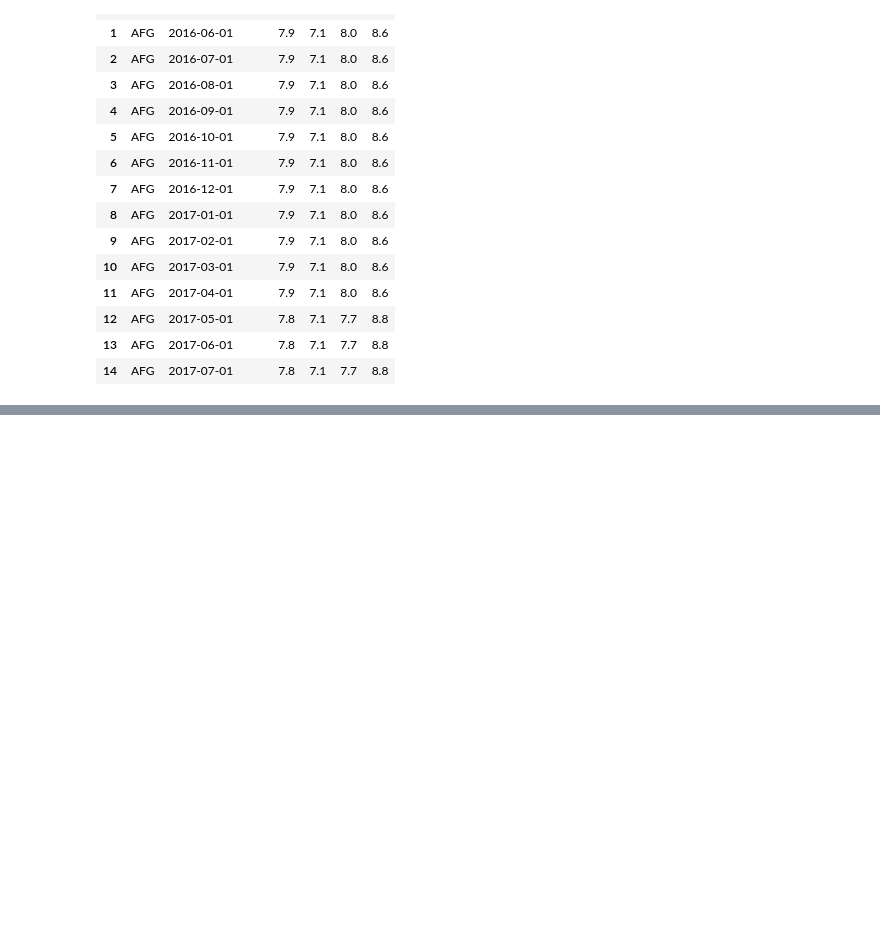
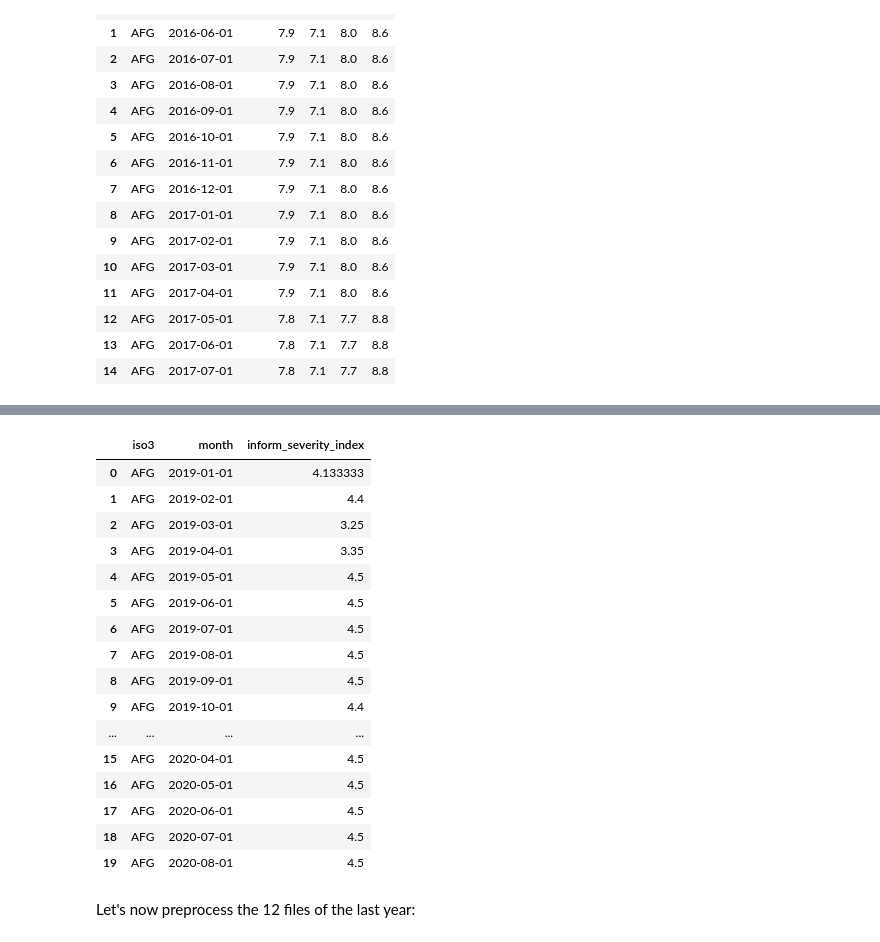
Before and after one commit to gallagelpi/Master_thesis, a Jupyter notebook: pipeline/preprocessing.ipynb, the cells around one changed output, grey strips where cells are left out. Saved outputs shown, nothing was run; the diff lists cells and outputs as text; code cells hidden in the pictures; blank space fills up the shorter version.

Commit message:
update preprocessing and modeling notebooks

```diff
--- a/pipeline/preprocessing.ipynb
+++ b/pipeline/preprocessing.ipynb
@@ -832,0 +894,22 @@ inform_panel.to_csv("../data_clean/inform_clean.csv", index=False)
+# %%
+severity.head(20)
+# %% [output]
+|  | iso3 | month | inform_severity_index |
+| 0 | AFG | 2019-01-01 | 4.133333 |
+| 1 | AFG | 2019-02-01 | 4.4 |
+| 2 | AFG | 2019-03-01 | 3.25 |
+| 3 | AFG | 2019-04-01 | 3.35 |
+| 4 | AFG | 2019-05-01 | 4.5 |
+| 5 | AFG | 2019-06-01 | 4.5 |
+| 6 | AFG | 2019-07-01 | 4.5 |
+| 7 | AFG | 2019-08-01 | 4.5 |
+| 8 | AFG | 2019-09-01 | 4.5 |
+| 9 | AFG | 2019-10-01 | 4.4 |
+| ... | ... | ... | ... |
+| 15 | AFG | 2020-04-01 | 4.5 |
+| 16 | AFG | 2020-05-01 | 4.5 |
+| 17 | AFG | 2020-06-01 | 4.5 |
+| 18 | AFG | 2020-07-01 | 4.5 |
+| 19 | AFG | 2020-08-01 | 4.5 |
+# %% [markdown]
+Let's now preprocess the 12 files of the last year:
```
Also changed, not shown: parts of 35 cells of this notebook, 2 other files.
